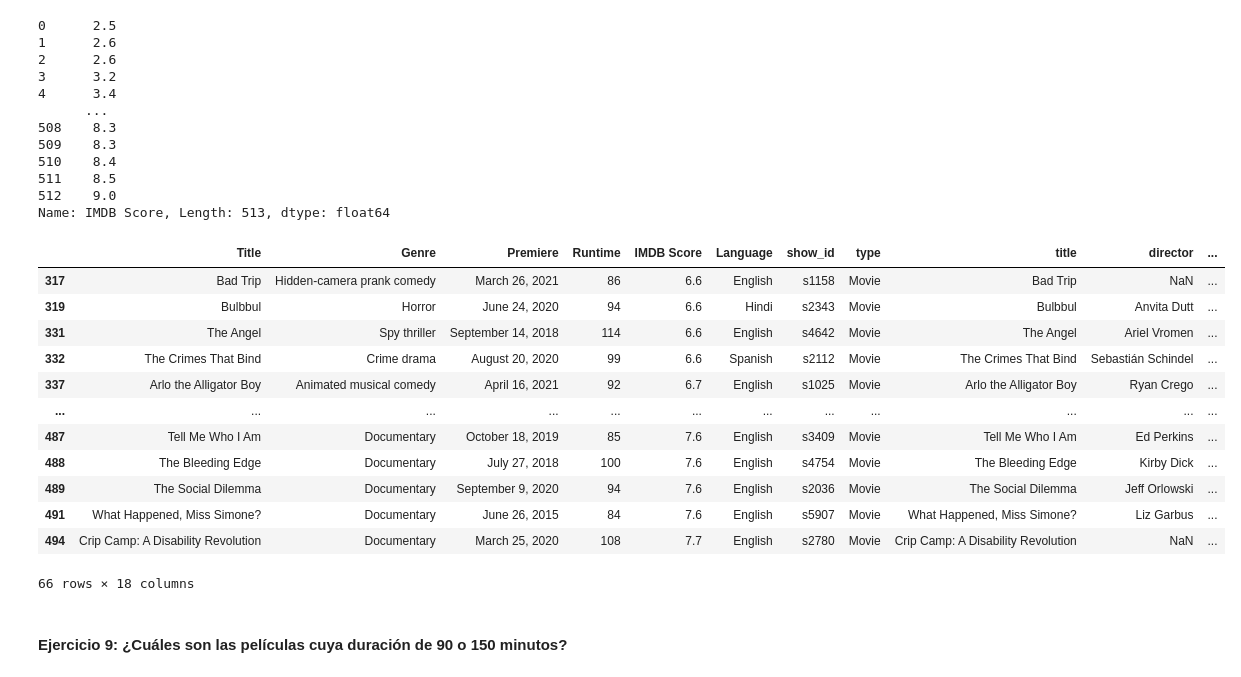
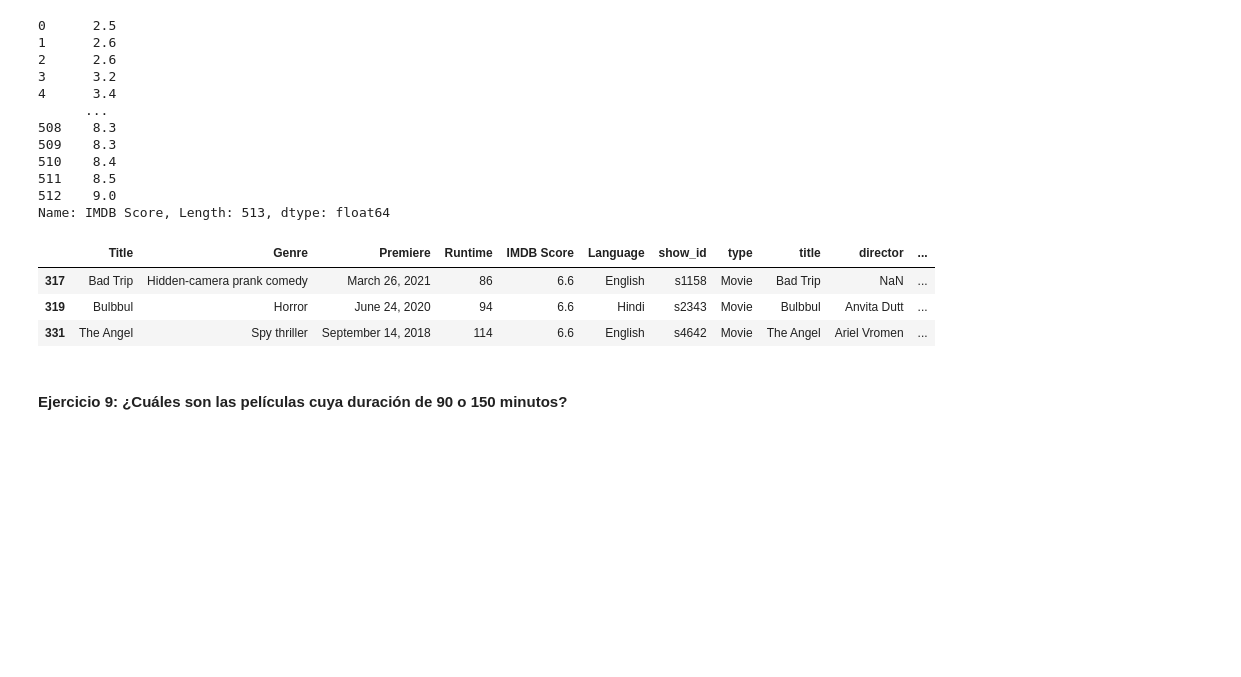
Before and after one commit to jgilsu11/laboratorio-modulo2-leccion03-filtrado-groupby, a Jupyter notebook: laboratorio-modulo2-leccion03-filtrado.ipynb, the cells around one changed output. Cells and saved outputs as stored; diff of their text form; code cells hidden in the pictures; blank space fills up the shorter version.

```diff
--- a/laboratorio-modulo2-leccion03-filtrado.ipynb
+++ b/laboratorio-modulo2-leccion03-filtrado.ipynb
@@ -214,21 +201,12 @@ Name: IMDB Score, Length: 513, dtype: float64
 # %%
 filtro_IMDB= netflix_concat["IMDB Score"].between(6.5, 8, inclusive= "neither" )
 filtro_duracion= netflix_concat["duration"].isna()
-netflix_concat[filtro_IMDB & filtro_duracion]
+netflix_concat[filtro_IMDB & filtro_duracion].head(3)
 # %% [output]
 |  | Title | Genre | Premiere | Runtime | IMDB Score | Language | show_id | type | title | director | ... |
 | 317 | Bad Trip | Hidden-camera prank comedy | March 26, 2021 | 86 | 6.6 | English | s1158 | Movie | Bad Trip | NaN | ... |
 | 319 | Bulbbul | Horror | June 24, 2020 | 94 | 6.6 | Hindi | s2343 | Movie | Bulbbul | Anvita Dutt | ... |
 | 331 | The Angel | Spy thriller | September 14, 2018 | 114 | 6.6 | English | s4642 | Movie | The Angel | Ariel Vromen | ... |
-| 332 | The Crimes That Bind | Crime drama | August 20, 2020 | 99 | 6.6 | Spanish | s2112 | Movie | The Crimes That Bind | Sebastián Schindel | ... |
-| 337 | Arlo the Alligator Boy | Animated musical comedy | April 16, 2021 | 92 | 6.7 | English | s1025 | Movie | Arlo the Alligator Boy | Ryan Crego | ... |
-| ... | ... | ... | ... | ... | ... | ... | ... | ... | ... | ... | ... |
-| 487 | Tell Me Who I Am | Documentary | October 18, 2019 | 85 | 7.6 | English | s3409 | Movie | Tell Me Who I Am | Ed Perkins | ... |
-| 488 | The Bleeding Edge | Documentary | July 27, 2018 | 100 | 7.6 | English | s4754 | Movie | The Bleeding Edge | Kirby Dick | ... |
-| 489 | The Social Dilemma | Documentary | September 9, 2020 | 94 | 7.6 | English | s2036 | Movie | The Social Dilemma | Jeff Orlowski | ... |
-| 491 | What Happened, Miss Simone? | Documentary | June 26, 2015 | 84 | 7.6 | English | s5907 | Movie | What Happened, Miss Simone? | Liz Garbus | ... |
-| 494 | Crip Camp: A Disability Revolution | Documentary | March 25, 2020 | 108 | 7.7 | English | s2780 | Movie | Crip Camp: A Disability Revolution | NaN | ... |
-66 rows × 18 columns
 # %% [markdown]
 #### Ejercicio 9: ¿Cuáles son las películas cuya duración de 90 o 150 minutos?
 # %%
```
Also changed, not shown: parts of 14 cells of this notebook.
